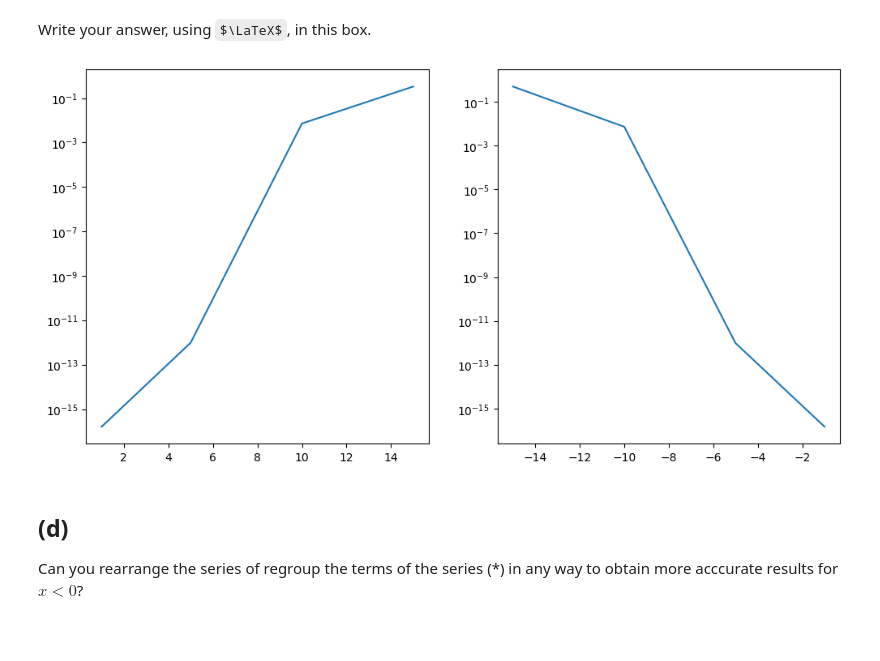
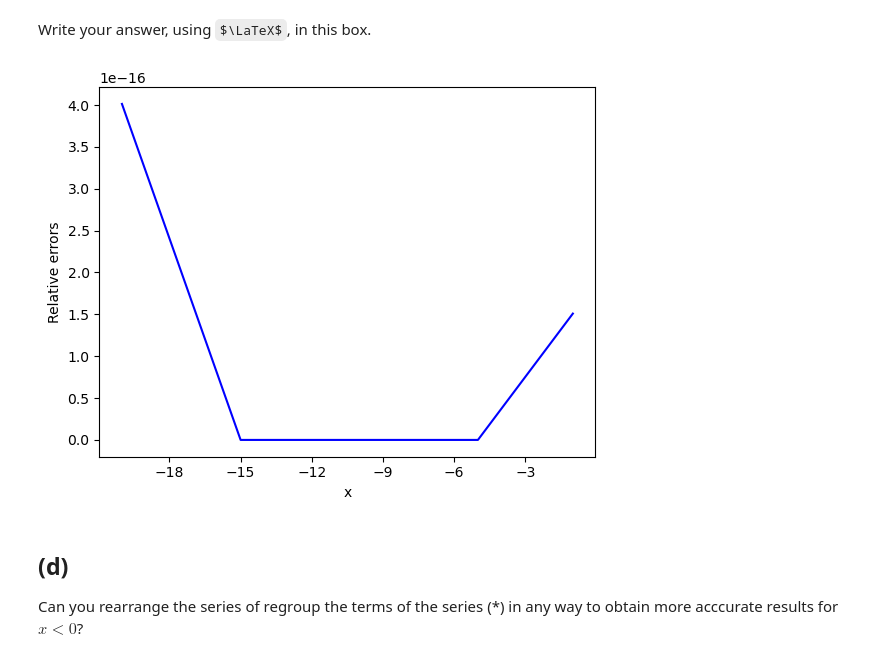
Before and after one commit to Terry-ZJ-Zhang/Numerical_Algorithm_Assignments, a Jupyter notebook: hw1_2023.ipynb, the cells around one changed output. Cells and saved outputs as stored; diff of their text form; code cells hidden in the pictures; some formulas as TeX source; blank space fills up the shorter version.

```diff
--- a/hw1_2023.ipynb
+++ b/hw1_2023.ipynb
@@ -251,37 +256,37 @@ Can you use the series in this form to obtain accurate results for $x<0$? (*Hint
 Write your answer, using $\LaTeX$, in this box.
 # %%
 def compute_exp_new(x):
-    f = 1
     if x < 0:
-        x = -x
-        f = -1
-    ex = 0
-    for n in range(100):
-        xn = x**n / math.factorial(n)
-        if xn < epsilon * ex:
-            break
+        return 1 / compute_exp_new(-x)
+    ex = 1.0
+    xn = 1.0
+    n = 1
+    while xn > epsilon * ex:
+        xn *= x / n
         ex += xn
-
-    return ex**f
+        n += 1
+    return ex
 
 
 xs = np.array([1, 5, 10, 15, 20])
-xs = np.append(xs, -1 * xs)
-exs = []  # list of ex values computed by compute_exp()
+xs = np.sort(-xs)
+exs = []  # list of ex values computed by compute_exp_neg()
 exps = []  # list of ex values computed by math.exp()
 for x in xs:
     exs.append(compute_exp_new(x))
     exps.append(math.exp(x))
 exs = np.array(exs)
 exps = np.array(exps)
-rel_errors = np.abs((exs - exps) / exps)
-fig, axes = plt.subplots(1, 2, figsize=(12, 6))
-axes[0].semilogy(xs[0:4], rel_errors[0:4])
-axes[1].semilogy(xs[5:9], rel_errors[5:9])
+rel_errors = np.abs((exs - exps) / exps)  # relative errors
+ax = plt.subplot()
+ax.xaxis.set_major_locator(MaxNLocator(integer=True))
+ax.plot(xs, rel_errors, c='b', label='negative x')
+ax.set_xlabel("x")
+ax.set_ylabel("Relative errors")
 
 plt.show()
 # %% [output]
-[figure, old version]
+[figure, new version]
 # %% [markdown]
 ## (d)
 
```
Also changed, not shown: parts of 5 cells of this notebook.
